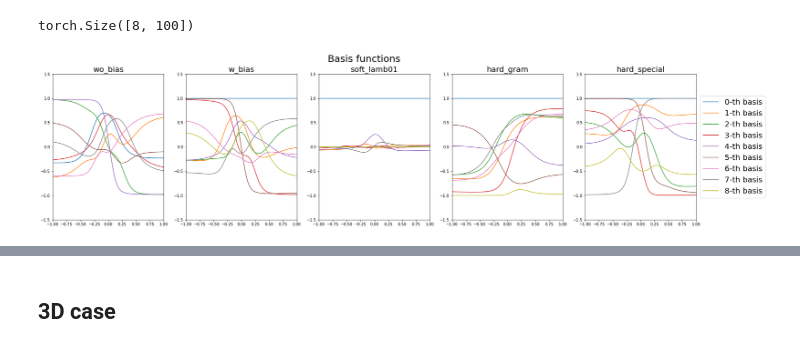
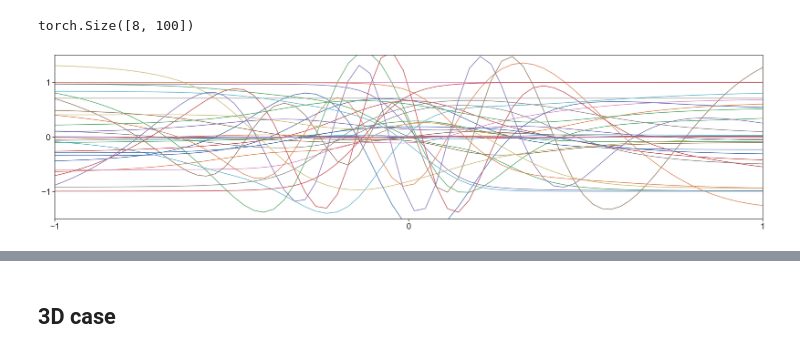
Before and after one commit to ScSteffen/CollisionOperatorLearning, a Jupyter notebook: analysis.ipynb, the cells around one changed output, grey strips where cells are left out. Drawn from its saved outputs; the diff is of its cells as text; code cells hidden in the pictures.

```diff
--- a/analysis.ipynb
+++ b/analysis.ipynb
@@ -37,13 +36,13 @@ list_filename=[
     '3_8_3_8_hard_special'
 ]
 # %%
-args=torch.load(f'results/{dimension}D/'+list_filename[0]+'/args.bin')
+args=torch.load(f'results/{dimension}D_old/toy/'+list_filename[0]+'/args.bin')
 gparams = args.__dict__
 # %%
 ### Data
 ## Load data
-train_data=np.load('data/'+f'{dimension}D/'+gparams['data_file']+'_train_data.npz')
-test_data=np.load('data/'+f'{dimension}D/'+gparams['data_file']+'_test_data.npz')
+train_data=np.load('data/'+f'{dimension}D/entropy_HG_0.0_train_data.npz')
+test_data=np.load('data/'+f'{dimension}D/entropy_HG_0.0_test_data.npz')
 
 train_data_f, train_data_Q = torch.FloatTensor(train_data['data_f']), torch.FloatTensor(train_data['data_Q'])
 test_data_f, test_data_Q = torch.FloatTensor(test_data['data_f']), torch.FloatTensor(test_data['data_Q'])
@@ -70,13 +69,13 @@ test_dataloader = DataLoader(dataset, batch_size=batch_size_test, shuffle=False)
 integration_order=gparams['integration_order']
 if dimension==1:
     Q = CollisionOperator1D(integration_order)
-    grid = torch.FloatTensor(Q.get_quad_pts()).reshape(-1,dimension).cuda()
-    quad_w = torch.FloatTensor(Q.get_quad_weights()).cuda()
+    grid = torch.FloatTensor(Q.get_quad_pts()).reshape(-1,dimension)#.cuda()
+    quad_w = torch.FloatTensor(Q.get_quad_weights())#.cuda()
     size_domain=torch.sum(quad_w.cpu().detach())
 elif dimension==3:
     Q = CollisionOperator3D(integration_order)
-    grid = torch.FloatTensor(Q.get_quad_pts().transpose(1,2,0)).reshape(-1,dimension).cuda()
-    quad_w = torch.FloatTensor(Q.get_quad_weights()).reshape(-1).cuda()
+    grid = torch.FloatTensor(Q.get_quad_pts().transpose(1,2,0)).reshape(-1,dimension)#.cuda()
+    quad_w = torch.FloatTensor(Q.get_quad_weights()).reshape(-1)#.cuda()
     size_domain=torch.sum(quad_w.cpu().detach())
 # %%
 idx=np.random.randint(train_data_f.shape[0])
@@ -93,7 +92,7 @@ plt.show()
 models=[]
 n_basiss=[]
 for idx_model, model in enumerate(list_filename):
-    args=torch.load('results/1D/'+list_filename[idx_model]+'/args.bin')
+    args=torch.load('results/1D_old/toy/'+list_filename[idx_model]+'/args.bin')
     gparams = args.__dict__
     branch_hidden=gparams['branch_hidden']
     trunk_hidden=gparams['trunk_hidden']
@@ -110,8 +109,8 @@ for idx_model, model in enumerate(list_filename):
     use_gram=gparams['use_gram']
     ## Set model
     if gparams['model']=='deeponet':
-        DeepONet=deeponet(branch_hidden, trunk_hidden, act, output_d_out, use_bias, use_gram, quad_w, size_domain).cuda()
-        save_model=torch.load('results/1D/'+list_filename[idx_model]+'/final.bin')
+        DeepONet=deeponet(branch_hidden, trunk_hidden, act, output_d_out, use_bias, use_gram, quad_w, size_domain)#.cuda()
+        save_model=torch.load('results/1D_old/toy/'+list_filename[idx_model]+'/final.bin',map_location=torch.device('cpu'))
         DeepONet.load_state_dict(save_model['state_dict'])
     models.append(DeepONet)
     n_basiss.append(n_basis)
@@ -152,20 +151,29 @@ all_basis[0].shape
 # %% [output]
 torch.Size([8, 100])
 # %%
+import seaborn as sns
+
+sns.set_theme()
+sns.set_style("ticks")
+
+
 plt.figure(figsize=(30,7))
-plt.suptitle(r'Basis functions', fontsize=25)
-for idx in range(len(models)):
-    ax=plt.subplot(1,len(models),idx+1)
-    ax.set_title(names[idx], fontsize=20)
-    for i in range(n_basiss[idx]):
-        ax.plot(grid.detach().cpu(),all_basis[idx][i], label='{}-th basis'.format(i))
-    ax.set_xlim(-1,1)
-    ax.set_ylim(-1.5,1.5)
+#plt.suptitle(r'Basis functions', fontsize=25)
+for idx in [0,2,3,4]:
+        ax=plt.subplot(1,len(models),idx+1)
+        #ax.set_title(names[idx], fontsize=20)
+        for i in range(n_basiss[idx]):
+            ax.plot(grid.detach().cpu(),all_basis[idx][i], label='{}-th basis'.format(i))
+        ax.set_xlim(-1,1)
+        ax.set_ylim(-1.5,1.5)
+        plt.yticks([-1,0.0,1.0],fontsize=20)
+        plt.xticks([-1,0.0,1.0],fontsize=20)
+
 # Put a legend to the right of the current axis
-ax.legend(loc='center left', bbox_to_anchor=(1, 0.5), fontsize=20)
+#ax.legend(loc='center left', bbox_to_anchor=(1, 0.5), fontsize=20)
 plt.show()
 # %% [output]
-[figure, old version]
+[figure, new version]
 # %%
 def rel_L2_error(pred, true):
     return (torch.sum((true-pred)**2, dim=-1)/torch.sum((true)**2, dim=-1))**0.5
```
Also changed, not shown: parts of 37 cells of this notebook.
